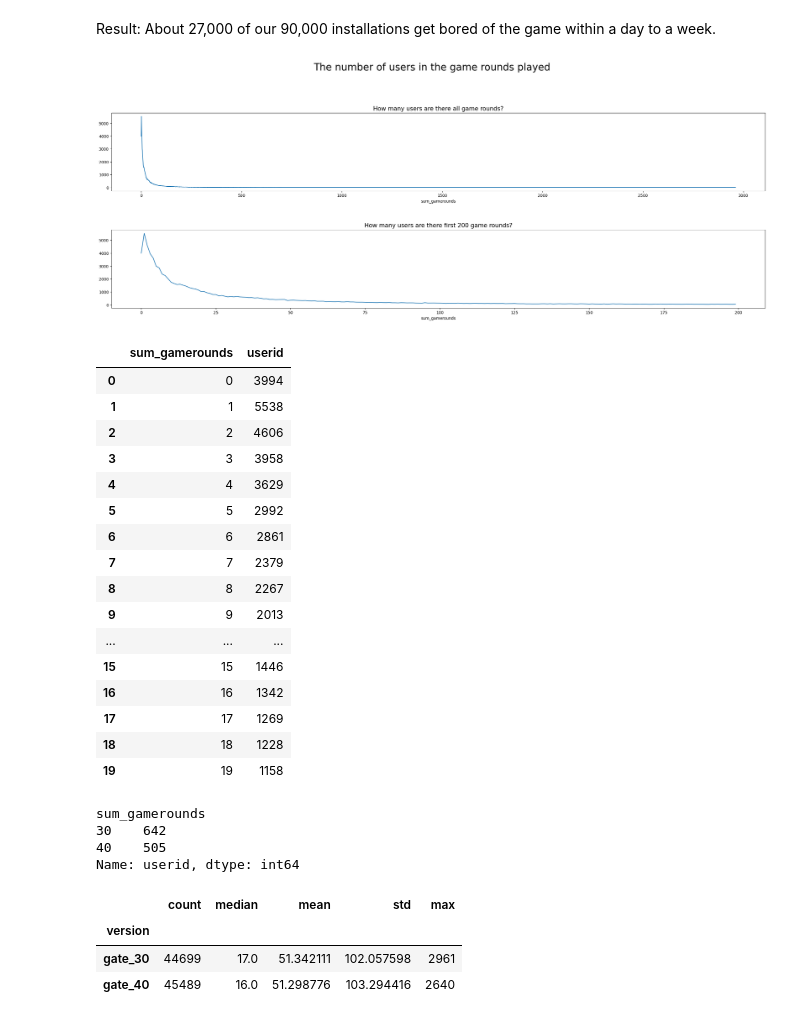
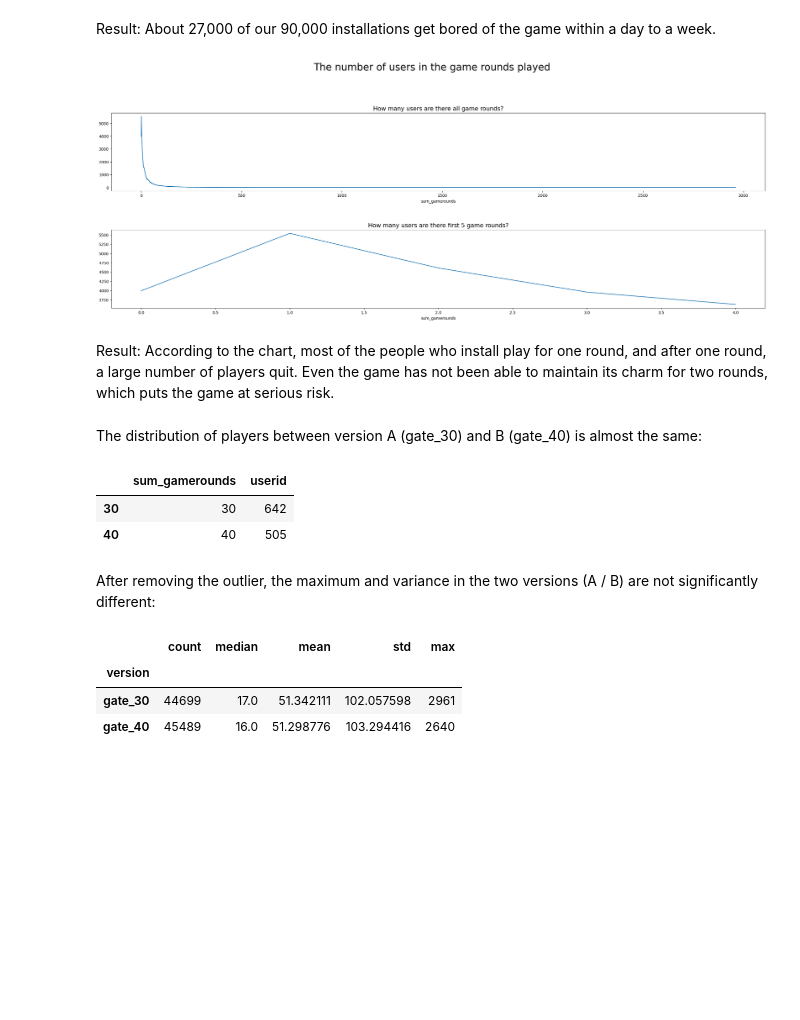
Before and after one commit to AmirrezaMadadi/Cookie-Cats-App, a Jupyter notebook: cookie_cats.ipynb, the cells around one changed output. Drawn from its saved outputs; the diff is of its cells as text; code cells hidden in the pictures; blank space fills up the shorter version.

Commit message:
Running A/B testing on two versions "gate_30" and "gate_40"

```diff
--- a/cookie_cats.ipynb
+++ b/cookie_cats.ipynb
@@ -236,42 +229,27 @@ Result: About 27,000 of our 90,000 installations get bored of the game within a
 # %%
 fig, axes = plt.subplots(2, 1, figsize = (25,10))
 data.groupby("sum_gamerounds").userid.count().plot(ax = axes[0])
-data.groupby("sum_gamerounds").userid.count()[:200].plot(ax = axes[1])
+data.groupby("sum_gamerounds").userid.count()[:5].plot(ax = axes[1])
 plt.suptitle("The number of users in the game rounds played", fontsize = 25)
 axes[0].set_title("How many users are there all game rounds?", fontsize = 15)
-axes[1].set_title("How many users are there first 200 game rounds?", fontsize = 15)
+axes[1].set_title("How many users are there first 5 game rounds?", fontsize = 15)
 
 plt.tight_layout(pad=5)
 plt.show()
 # %% [output]
-[figure, old version]
+[figure, new version]
+# %% [markdown]
+Result: According to the chart, most of the people who install play for one round, and after one round, a large number of players quit. Even the game has not been able to maintain its charm for two rounds, which puts the game at serious risk.
+# %% [markdown]
+The distribution of players between version A (gate_30) and B (gate_40) is almost the same:
 # %%
-data.groupby('sum_gamerounds').userid.count().reset_index().head(20)
+data.groupby('sum_gamerounds').userid.count().reset_index().loc[[30, 40]]
 # %% [output]
 |  | sum_gamerounds | userid |
-| 0 | 0 | 3994 |
-| 1 | 1 | 5538 |
-| 2 | 2 | 4606 |
-| 3 | 3 | 3958 |
-| 4 | 4 | 3629 |
-| 5 | 5 | 2992 |
-| 6 | 6 | 2861 |
-| 7 | 7 | 2379 |
-| 8 | 8 | 2267 |
-| 9 | 9 | 2013 |
-| ... | ... | ... |
-| 15 | 15 | 1446 |
-| 16 | 16 | 1342 |
-| 17 | 17 | 1269 |
-| 18 | 18 | 1228 |
-| 19 | 19 | 1158 |
+| 30 | 30 | 642 |
+| 40 | 40 | 505 |
-# %%
-data.groupby('sum_gamerounds').userid.count().loc[[30, 40]]
-# %% [output]
-sum_gamerounds
-30    642
-40    505
-Name: userid, dtype: int64
+# %% [markdown]
+After removing the outlier, the maximum and variance in the two versions (A / B) are not significantly different:
 # %%
 data.groupby('version').sum_gamerounds.agg(["count", "median", "mean", "std", "max"])
 # %% [output]
```
Also changed, not shown: parts of 21 cells of this notebook.
